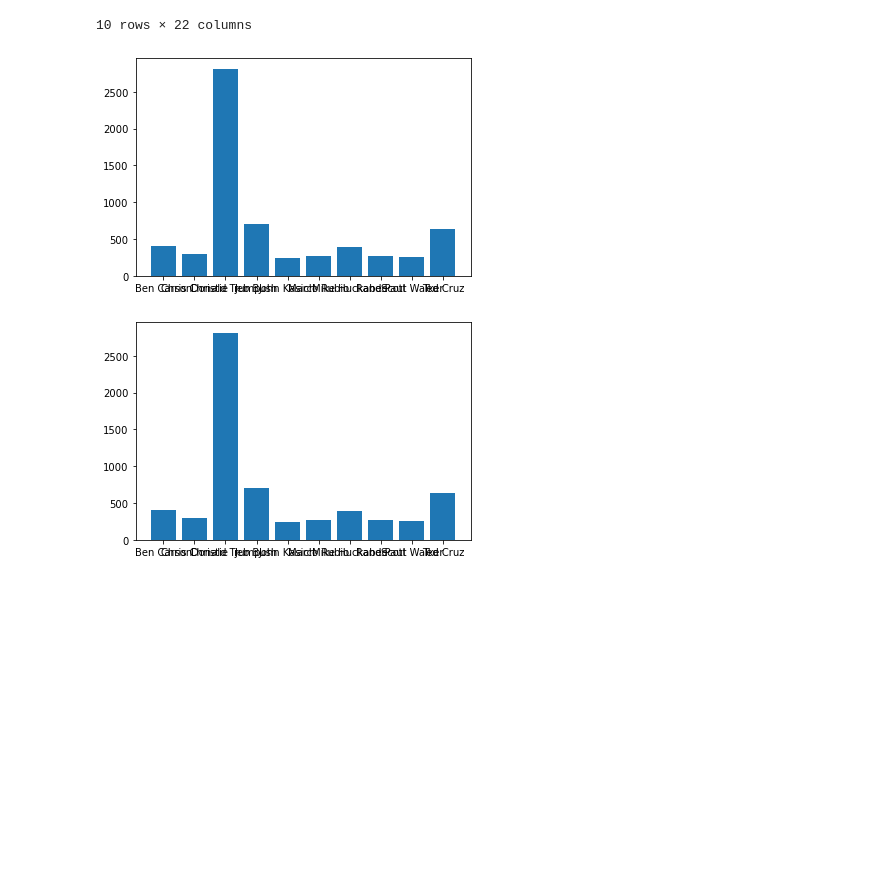
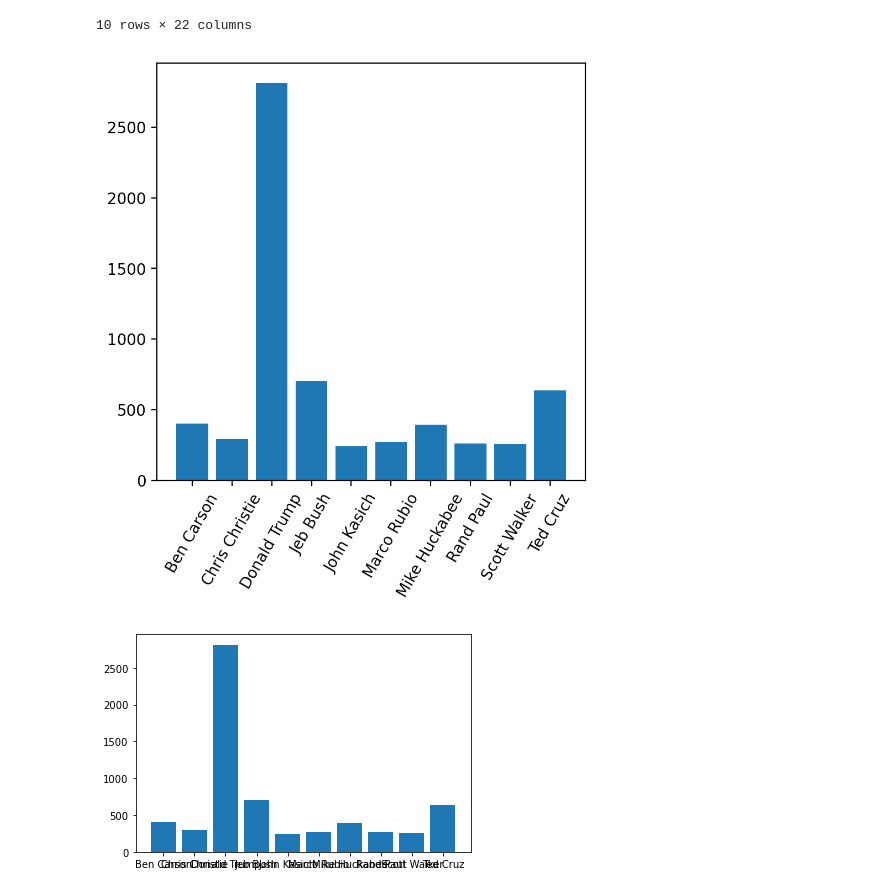
Before and after one commit to jebus2088/proyecto-portafolio, a Jupyter notebook: Notebooks/analisis_eda1.ipynb, the cells around one changed output. Drawn from its saved outputs; the diff is of its cells as text; code cells hidden in the pictures; blank space fills up the shorter version.

```diff
--- a/Notebooks/analisis_eda1.ipynb
+++ b/Notebooks/analisis_eda1.ipynb
@@ -525,12 +530,16 @@ sentimientos_barras1
 10 rows × 22 columns
 # %%
 # primer intento grafica de barras
+plt.figure(figsize =(5,5),dpi = 200)
+#,dpi = 50
+# este comando debe ri antes de la gráfica
 plt.bar(sentimientos_barras1['candidate'], sentimientos_barras1['id'])
-#plt.figure(figsize =(50,5),dpi = 40)
+plt.xticks(rotation = 60)
 plt.show()
 # tengo problemas con las leyendas del eje x
+# geopandas
 # %% [output]
-[figure, old version]
+[figure, new version]
 # %%
 # segundo intento grafica de barras
 plt.bar(sentimientos_barras1['candidate'], sentimientos_barras1['sentiment'])
```
Also changed, not shown: parts of 5 cells of this notebook, 4 other files.
